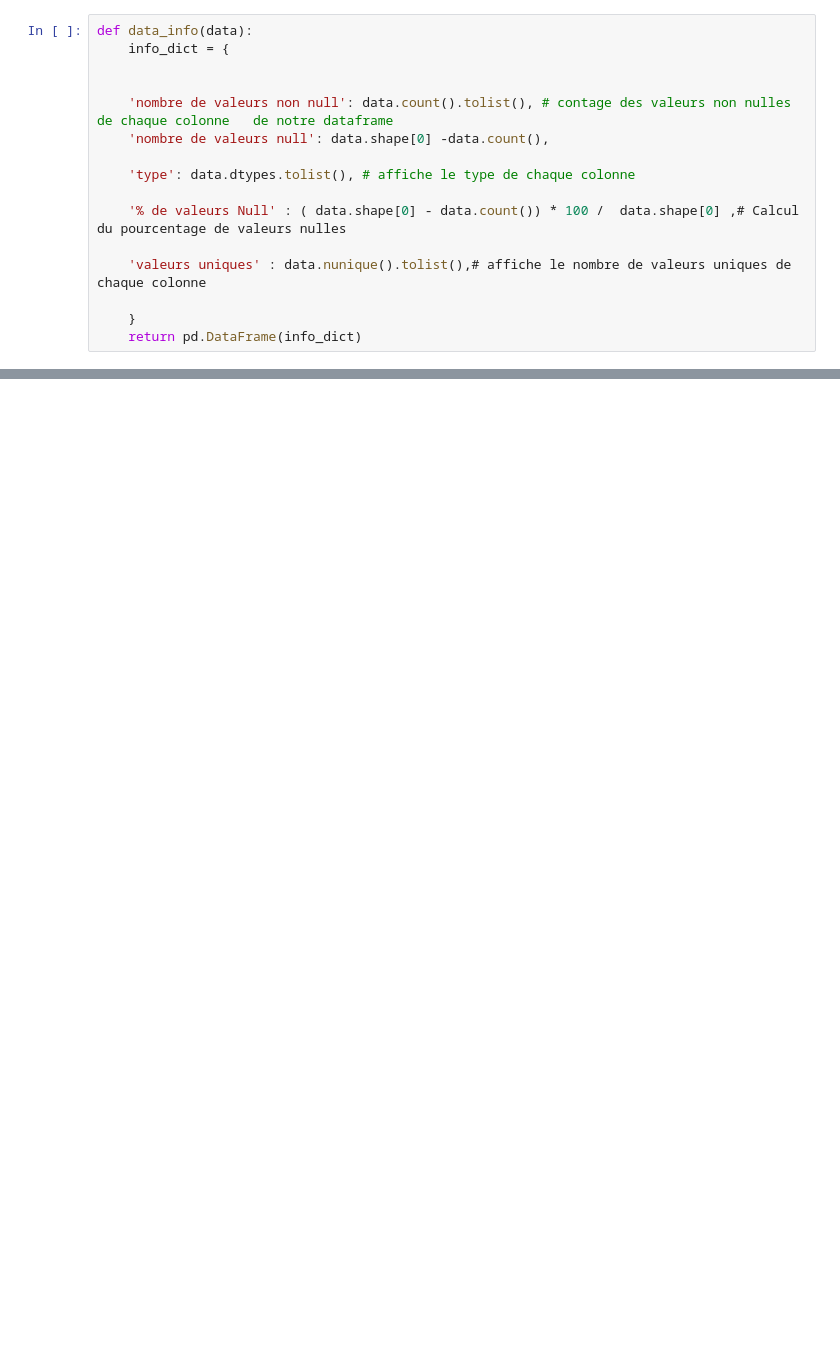
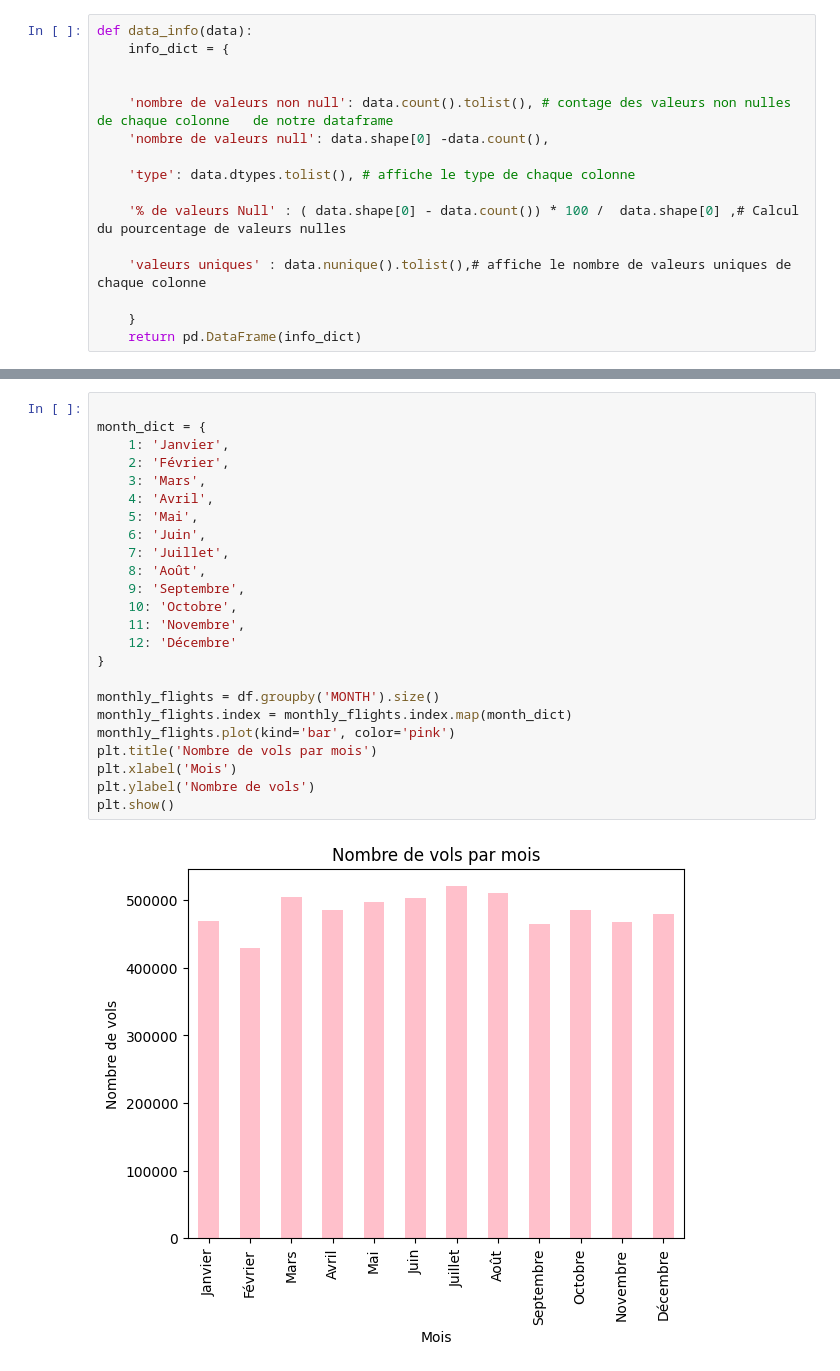
Before and after one commit to Mleandra/TP-5IAE, a Jupyter notebook: NoteBook/5iAE RANDOM generation of data.ipynb, the cells around one changed output, grey strips where cells are left out. Cells and saved outputs as stored; diff of their text form; blank space fills up the shorter version.

```diff
--- a/NoteBook/5iAE RANDOM generation of data.ipynb
+++ b/NoteBook/5iAE RANDOM generation of data.ipynb
@@ -34,0 +117,26 @@ data_info(df)
+# %%
+
+month_dict = {
+    1: 'Janvier',
+    2: 'Février',
+    3: 'Mars',
+    4: 'Avril',
+    5: 'Mai',
+    6: 'Juin',
+    7: 'Juillet',
+    8: 'Août',
+    9: 'Septembre',
+    10: 'Octobre',
+    11: 'Novembre',
+    12: 'Décembre'
+}
+
+monthly_flights = df.groupby('MONTH').size()
+monthly_flights.index = monthly_flights.index.map(month_dict)
+monthly_flights.plot(kind='bar', color='pink')
+plt.title('Nombre de vols par mois')
+plt.xlabel('Mois')
+plt.ylabel('Nombre de vols')
+plt.show()
+# %% [output]
+[figure, added]
```
Also changed, not shown: parts of 29 cells of this notebook, 4 other files.
